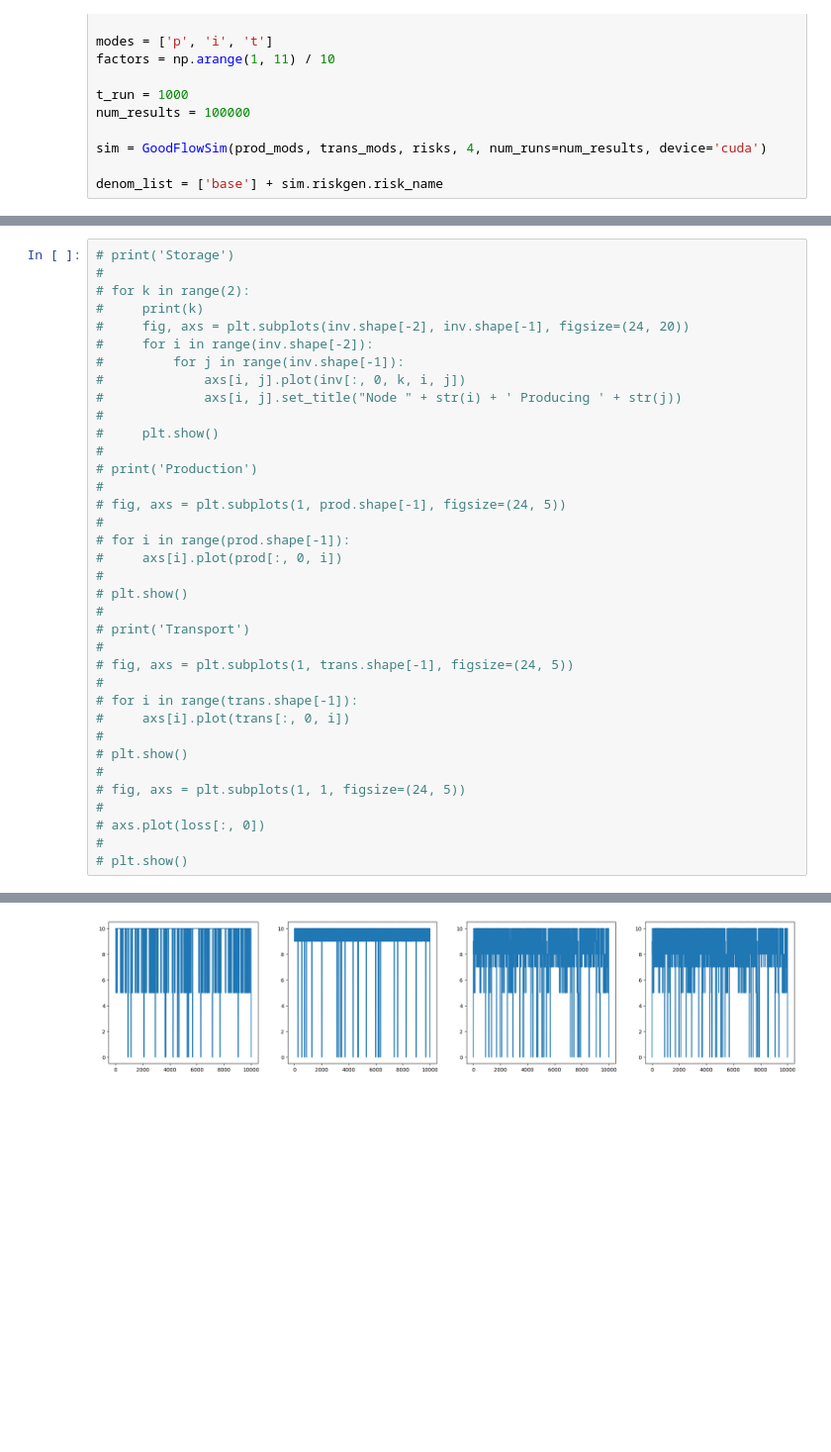
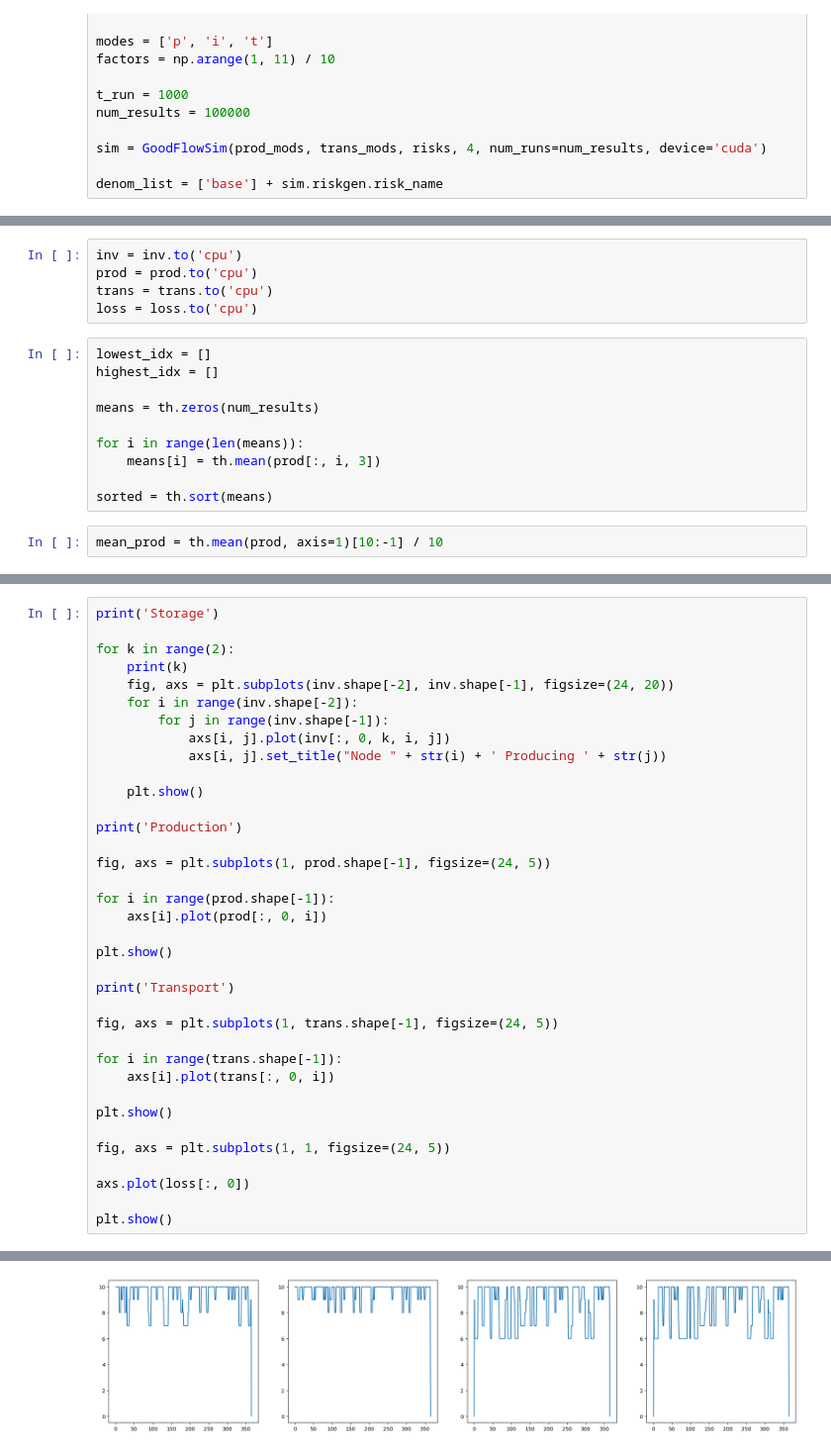
Before and after one commit to nachtflug6/BusinessRiskSim, a Jupyter notebook: test.ipynb, the cells around one changed output, grey strips where cells are left out. Shown at 99% size. Drawn from its saved outputs; the diff is of its cells as text; blank space fills up the shorter version.

Commit message:
new results

```diff
--- a/test.ipynb
+++ b/test.ipynb
@@ -118,0 +70,17 @@ KeyboardInterrupt:
+# %%
+inv = inv.to('cpu')
+prod = prod.to('cpu')
+trans = trans.to('cpu')
+loss = loss.to('cpu')
+# %%
+lowest_idx = []
+highest_idx = []
+
+means = th.zeros(num_results)
+
+for i in range(len(means)):
+    means[i] = th.mean(prod[:, i, 3])
+
+sorted = th.sort(means)
+# %%
+mean_prod = th.mean(prod, axis=1)[10:-1] / 10
@@ -119,39 +127,39 @@ KeyboardInterrupt:
 # %%
-# print('Storage')
-#
-# for k in range(2):
-#     print(k)
-#     fig, axs = plt.subplots(inv.shape[-2], inv.shape[-1], figsize=(24, 20))
-#     for i in range(inv.shape[-2]):
-#         for j in range(inv.shape[-1]):
-#             axs[i, j].plot(inv[:, 0, k, i, j])
-#             axs[i, j].set_title("Node " + str(i) + ' Producing ' + str(j))
-#
-#     plt.show()
-#
-# print('Production')
-#
-# fig, axs = plt.subplots(1, prod.shape[-1], figsize=(24, 5))
-#
-# for i in range(prod.shape[-1]):
-#     axs[i].plot(prod[:, 0, i])
-#
-# plt.show()
-#
-# print('Transport')
-#
-# fig, axs = plt.subplots(1, trans.shape[-1], figsize=(24, 5))
-#
-# for i in range(trans.shape[-1]):
-#     axs[i].plot(trans[:, 0, i])
-#
-# plt.show()
-#
-# fig, axs = plt.subplots(1, 1, figsize=(24, 5))
-#
-# axs.plot(loss[:, 0])
-#
-# plt.show()
+print('Storage')
+
+for k in range(2):
+    print(k)
+    fig, axs = plt.subplots(inv.shape[-2], inv.shape[-1], figsize=(24, 20))
+    for i in range(inv.shape[-2]):
+        for j in range(inv.shape[-1]):
+            axs[i, j].plot(inv[:, 0, k, i, j])
+            axs[i, j].set_title("Node " + str(i) + ' Producing ' + str(j))
+
+    plt.show()
+
+print('Production')
+
+fig, axs = plt.subplots(1, prod.shape[-1], figsize=(24, 5))
+
+for i in range(prod.shape[-1]):
+    axs[i].plot(prod[:, 0, i])
+
+plt.show()
+
+print('Transport')
+
+fig, axs = plt.subplots(1, trans.shape[-1], figsize=(24, 5))
+
+for i in range(trans.shape[-1]):
+    axs[i].plot(trans[:, 0, i])
+
+plt.show()
+
+fig, axs = plt.subplots(1, 1, figsize=(24, 5))
+
+axs.plot(loss[:, 0])
+
+plt.show()
 # %% [output]
 Storage
 0
@@ -161,3 +169,3 @@ Storage
 Production
-[figure, old version]
+[figure, new version]
 Transport
```
Also changed, not shown: parts of 6 cells of this notebook, 12 other files.
